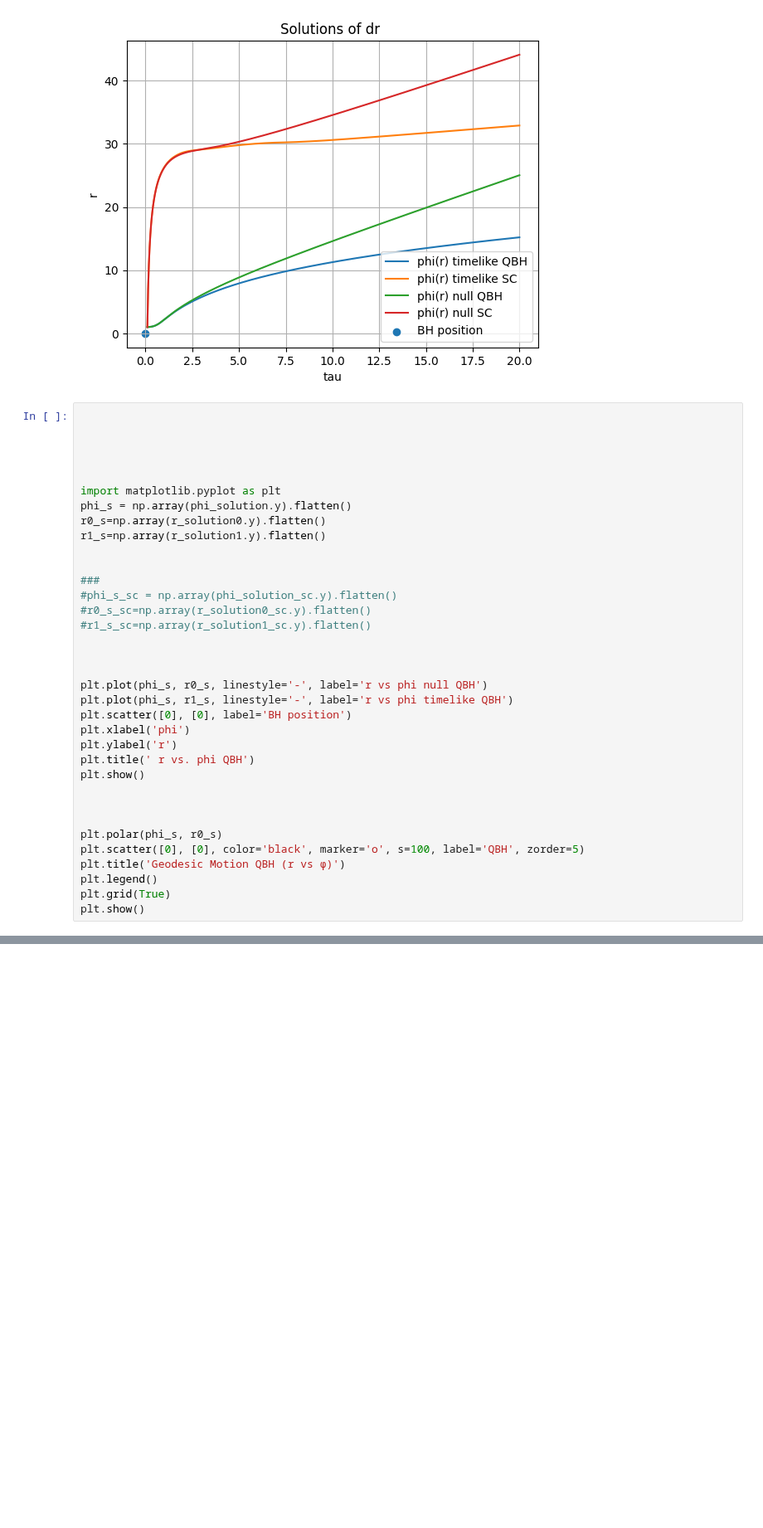
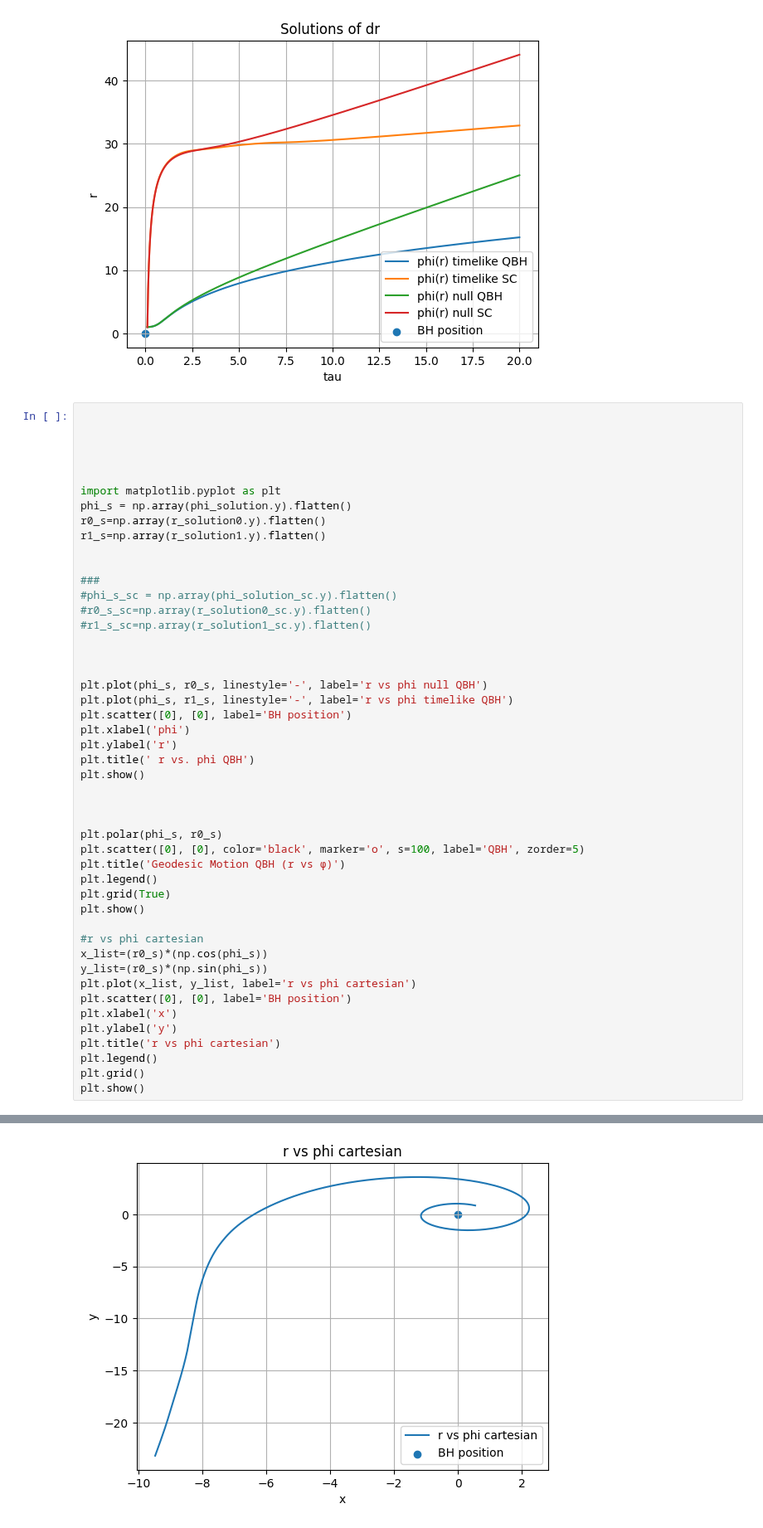
Before and after one commit to AdamSmithOrlik/quantum-black-holes, a Jupyter notebook: darius/research.ipynb, the cells around one changed output, grey strips where cells are left out. Shown at 83% size. Cells and saved outputs as stored; diff of their text form; blank space fills up the shorter version.

```diff
--- a/darius/research.ipynb
+++ b/darius/research.ipynb
@@ -973,33 +973,46 @@ phi_s = np.array(phi_solution.y).flatten()
 r0_s=np.array(r_solution0.y).flatten()
 r1_s=np.array(r_solution1.y).flatten()
 
 
 ###
 #phi_s_sc = np.array(phi_solution_sc.y).flatten()
 #r0_s_sc=np.array(r_solution0_sc.y).flatten()
 #r1_s_sc=np.array(r_solution1_sc.y).flatten()
 
 
 
 plt.plot(phi_s, r0_s, linestyle='-', label='r vs phi null QBH')
 plt.plot(phi_s, r1_s, linestyle='-', label='r vs phi timelike QBH')
 plt.scatter([0], [0], label='BH position')
 plt.xlabel('phi')
 plt.ylabel('r')
 plt.title(' r vs. phi QBH')
 plt.show()
 
 
 
 plt.polar(phi_s, r0_s)
 plt.scatter([0], [0], color='black', marker='o', s=100, label='QBH', zorder=5)
 plt.title('Geodesic Motion QBH (r vs φ)')
 plt.legend()
 plt.grid(True)
 plt.show()
+
+#r vs phi cartesian
+x_list=(r0_s)*(np.cos(phi_s))
+y_list=(r0_s)*(np.sin(phi_s))
+plt.plot(x_list, y_list, label='r vs phi cartesian')
+plt.scatter([0], [0], label='BH position')
+plt.xlabel('x')
+plt.ylabel('y')
+plt.title('r vs phi cartesian')
+plt.legend()
+plt.grid()
+plt.show()
 # %% [output]
 [figure]
 [figure]
+[figure, added]
 # %%
 ###LIGHT DEF
 M=1.0
```
Also changed, not shown: parts of 1 cell of this notebook.
